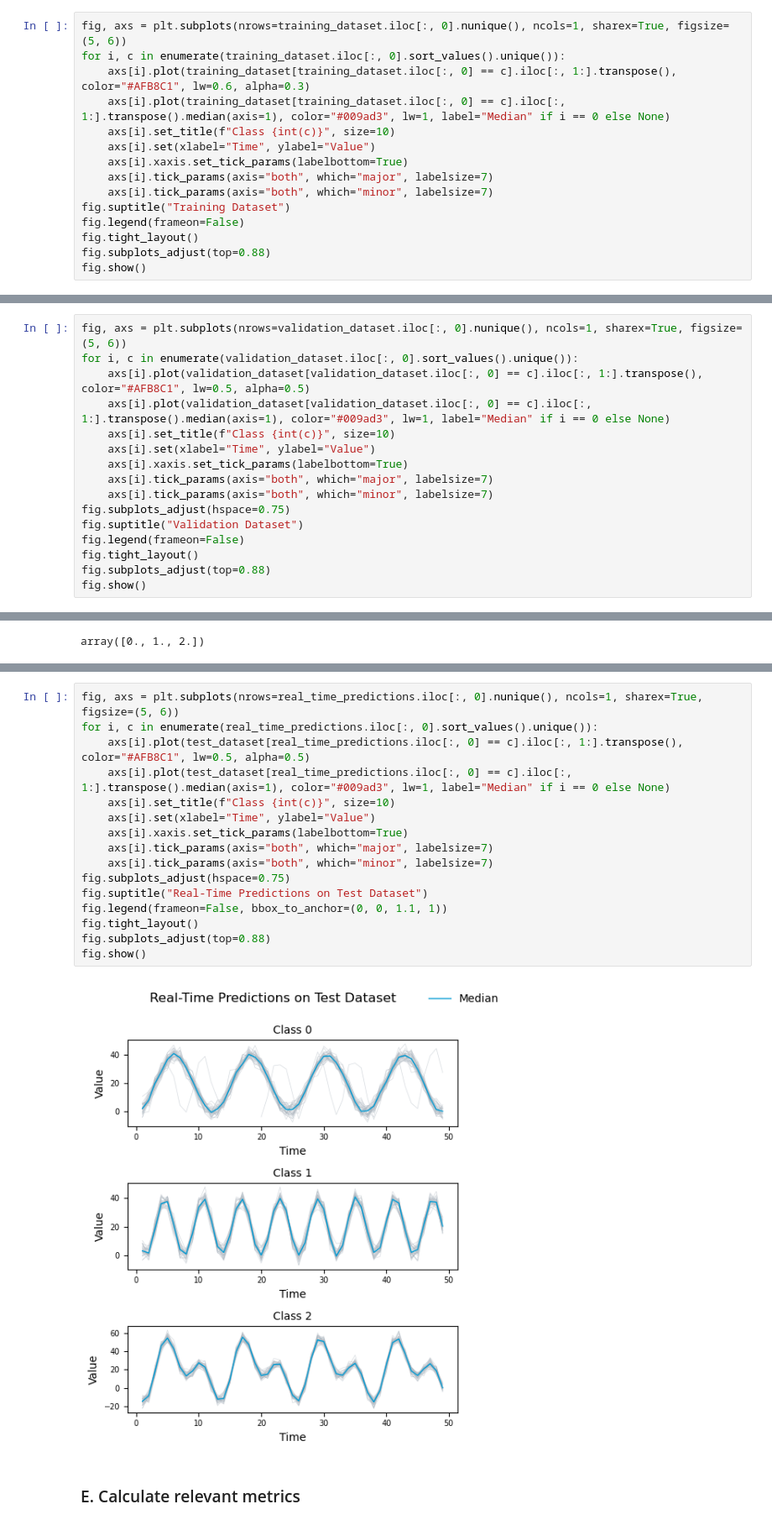
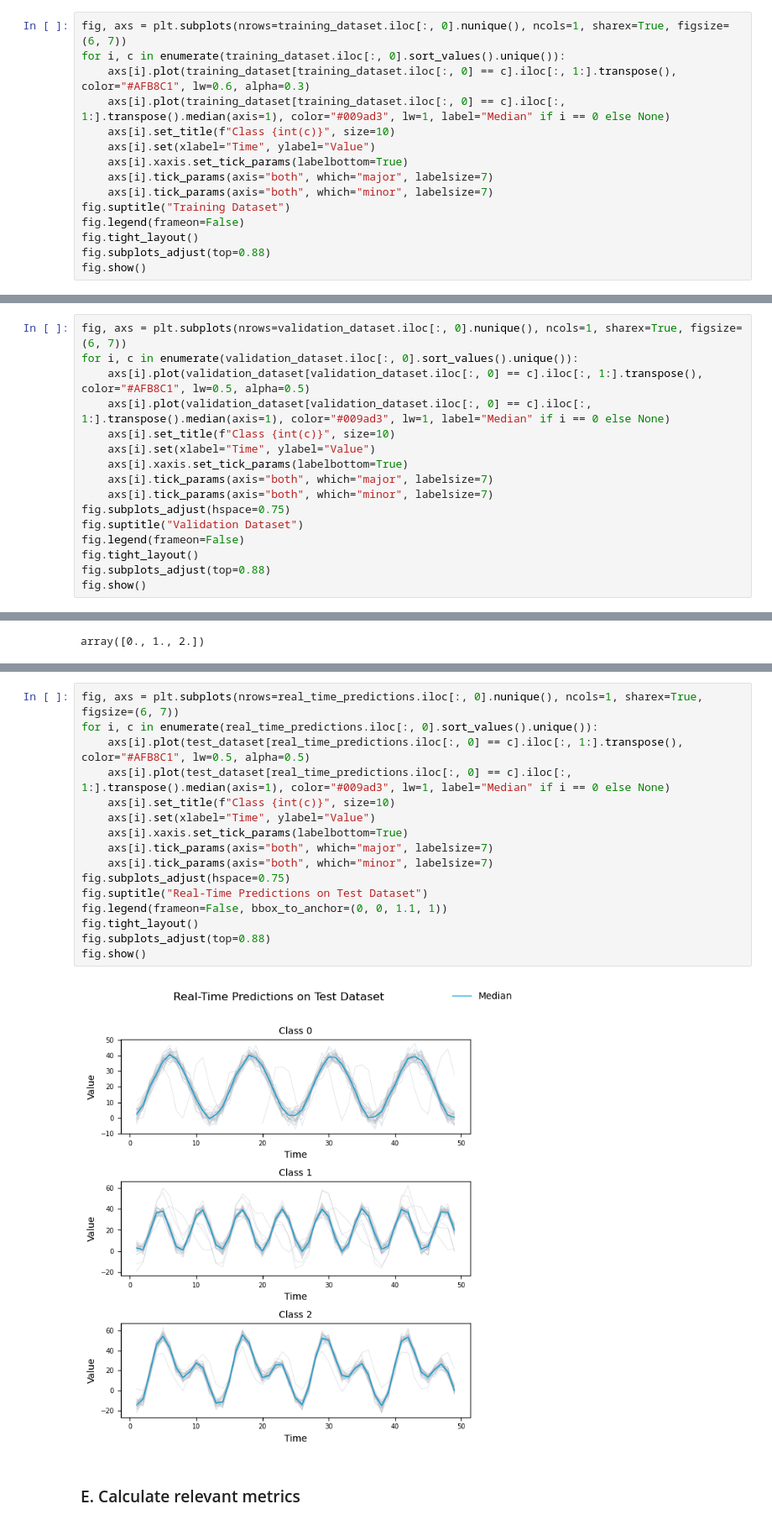
Before and after one commit to fg-research/cnn-svc-sagemaker, a Jupyter notebook: notebook.ipynb, the cells around one changed output, grey strips where cells are left out. Shown: that part at 84% size. Drawn from its saved outputs; the diff is of its cells as text.

```diff
--- a/notebook.ipynb
+++ b/notebook.ipynb
@@ -153,7 +158,7 @@ training_dataset.iloc[:, 0].rename(None).value_counts().sort_index()
 2.0    53
 Name: count, dtype: int64
 # %%
-fig, axs = plt.subplots(nrows=training_dataset.iloc[:, 0].nunique(), ncols=1, sharex=True, figsize=(5, 6))
+fig, axs = plt.subplots(nrows=training_dataset.iloc[:, 0].nunique(), ncols=1, sharex=True, figsize=(6, 7))
 for i, c in enumerate(training_dataset.iloc[:, 0].sort_values().unique()):
     axs[i].plot(training_dataset[training_dataset.iloc[:, 0] == c].iloc[:, 1:].transpose(), color="#AFB8C1", lw=0.6, alpha=0.3)
     axs[i].plot(training_dataset[training_dataset.iloc[:, 0] == c].iloc[:, 1:].transpose().median(axis=1), color="#009ad3", lw=1, label="Median" if i == 0 else None)
@@ -203,7 +208,7 @@ validation_dataset.iloc[:, 0].rename(None).value_counts().sort_index()
 2.0    33
 Name: count, dtype: int64
 # %%
-fig, axs = plt.subplots(nrows=validation_dataset.iloc[:, 0].nunique(), ncols=1, sharex=True, figsize=(5, 6))
+fig, axs = plt.subplots(nrows=validation_dataset.iloc[:, 0].nunique(), ncols=1, sharex=True, figsize=(6, 7))
 for i, c in enumerate(validation_dataset.iloc[:, 0].sort_values().unique()):
     axs[i].plot(validation_dataset[validation_dataset.iloc[:, 0] == c].iloc[:, 1:].transpose(), color="#AFB8C1", lw=0.5, alpha=0.5)
     axs[i].plot(validation_dataset[validation_dataset.iloc[:, 0] == c].iloc[:, 1:].transpose().median(axis=1), color="#009ad3", lw=1, label="Median" if i == 0 else None)
@@ -441,22 +446,22 @@ real_time_predictions.iloc[:, 0].rename(None).value_counts().sort_index()
 Name: count, dtype: int64
 # %%
-fig, axs = plt.subplots(nrows=real_time_predictions.iloc[:, 0].nunique(), ncols=1, sharex=True, figsize=(5, 6))
+fig, axs = plt.subplots(nrows=real_time_predictions.iloc[:, 0].nunique(), ncols=1, sharex=True, figsize=(6, 7))
 for i, c in enumerate(real_time_predictions.iloc[:, 0].sort_values().unique()):
     axs[i].plot(test_dataset[real_time_predictions.iloc[:, 0] == c].iloc[:, 1:].transpose(), color="#AFB8C1", lw=0.5, alpha=0.5)
     axs[i].plot(test_dataset[real_time_predictions.iloc[:, 0] == c].iloc[:, 1:].transpose().median(axis=1), color="#009ad3", lw=1, label="Median" if i == 0 else None)
     axs[i].set_title(f"Class {int(c)}", size=10)
     axs[i].set(xlabel="Time", ylabel="Value")
     axs[i].xaxis.set_tick_params(labelbottom=True)
     axs[i].tick_params(axis="both", which="major", labelsize=7)
     axs[i].tick_params(axis="both", which="minor", labelsize=7)
 fig.subplots_adjust(hspace=0.75)
 fig.suptitle("Real-Time Predictions on Test Dataset")
 fig.legend(frameon=False, bbox_to_anchor=(0, 0, 1.1, 1))
 fig.tight_layout()
 fig.subplots_adjust(top=0.88)
 fig.show()
 # %% [output]
-[figure, old version]
+[figure, new version]
 # %% [markdown]
 ### E. Calculate relevant metrics
 # %% [markdown]
```
Also changed, not shown: parts of 20 cells of this notebook, 2 other files.
